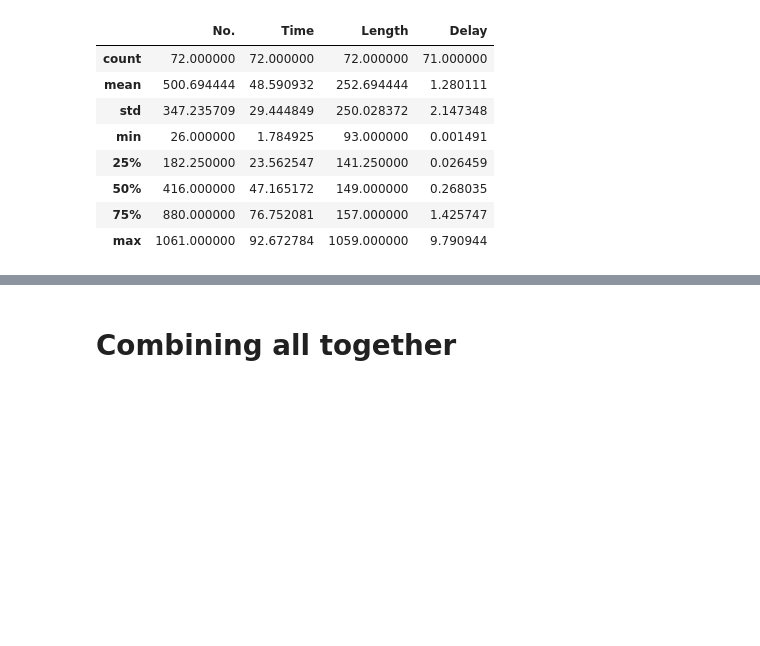
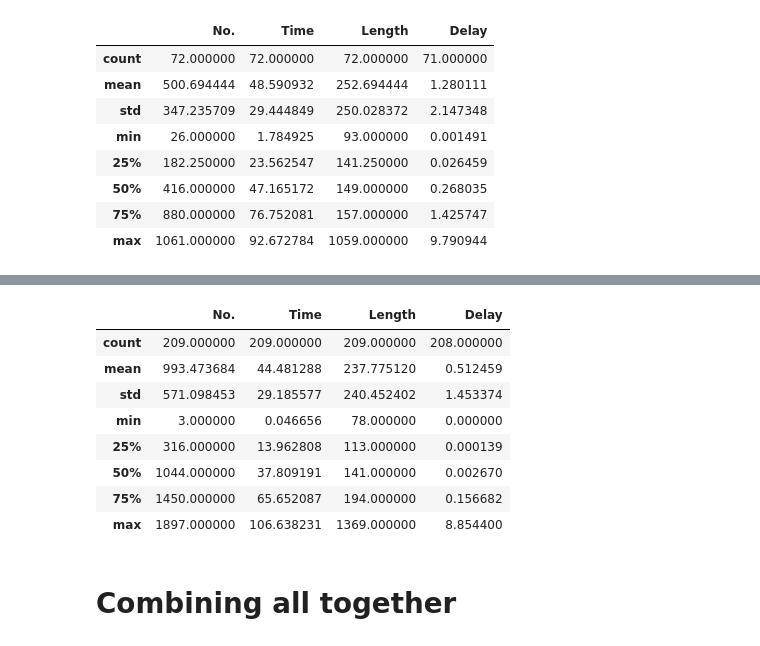
Before and after one commit to MayaHayat/NetworkingFinalProject, a Jupyter notebook: src/Networks_Assignment.ipynb, the cells around one changed output, grey strips where cells are left out. Drawn from its saved outputs; the diff is of its cells as text; code cells hidden in the pictures; blank space fills up the shorter version.

```diff
--- a/src/Networks_Assignment.ipynb
+++ b/src/Networks_Assignment.ipynb
@@ -163,3 +174,15 @@ data.describe()
+# %%
+data.describe()
+# %% [output]
+|  | No. | Time | Length | Delay |
+| count | 209.000000 | 209.000000 | 209.000000 | 208.000000 |
+| mean | 993.473684 | 44.481288 | 237.775120 | 0.512459 |
+| std | 571.098453 | 29.185577 | 240.452402 | 1.453374 |
+| min | 3.000000 | 0.046656 | 78.000000 | 0.000000 |
+| 25% | 316.000000 | 13.962808 | 113.000000 | 0.000139 |
+| 50% | 1044.000000 | 37.809191 | 141.000000 | 0.002670 |
+| 75% | 1450.000000 | 65.652087 | 194.000000 | 0.156682 |
+| max | 1897.000000 | 106.638231 | 1369.000000 | 8.854400 |
 # %% [markdown]
 # Combining all together
 # %%
```
Also changed, not shown: parts of 2 cells of this notebook.
